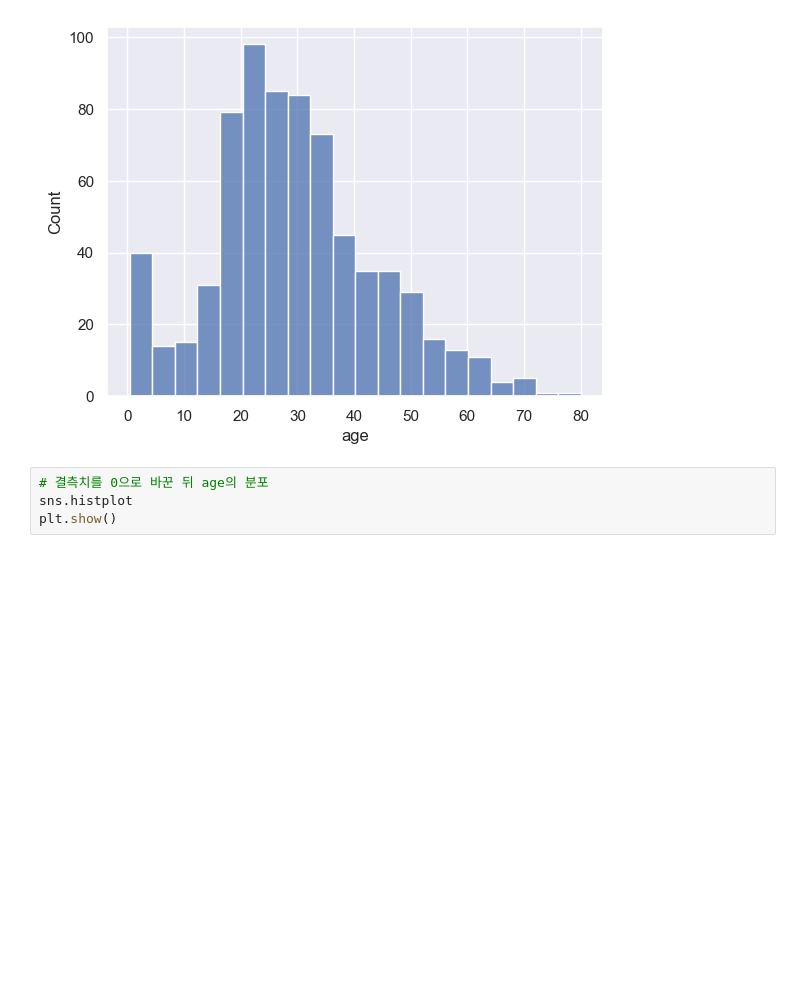
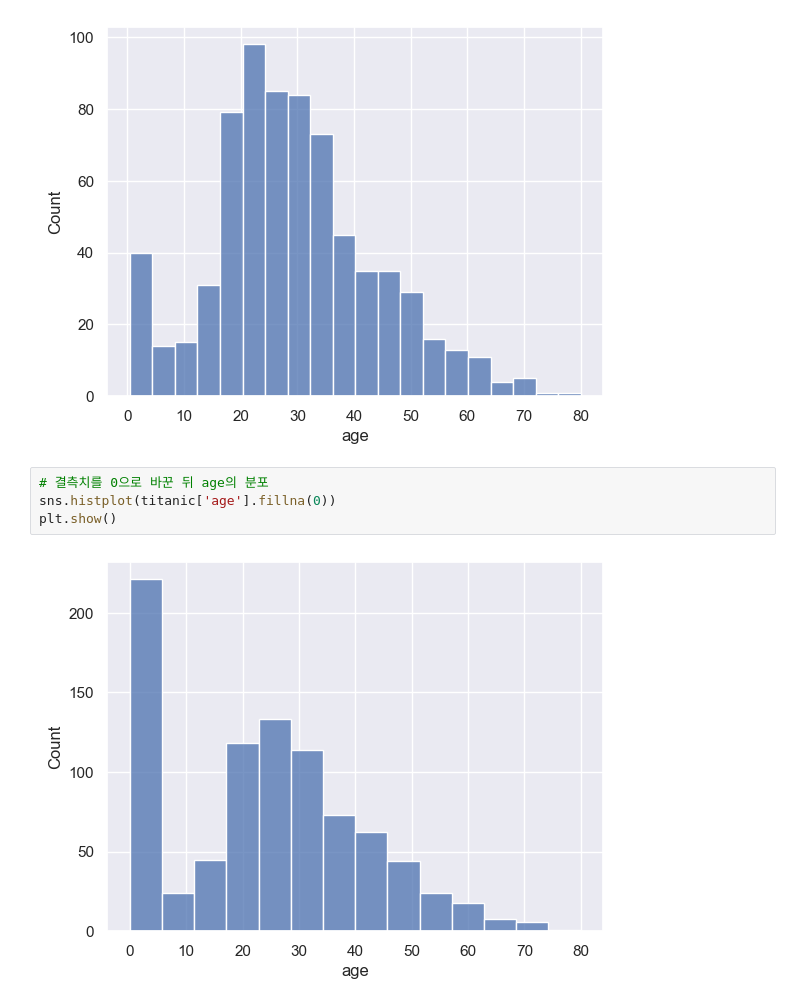
Before and after one commit to mjxxkxx/SeSAC, a Jupyter notebook: Datadiving/Scikitlearn/3-1.ipynb, the cells around one changed output. Saved outputs shown, nothing was run; the diff lists cells and outputs as text; blank space fills up the shorter version.

```diff
--- a/Datadiving/Scikitlearn/3-1.ipynb
+++ b/Datadiving/Scikitlearn/3-1.ipynb
@@ -438,8 +438,10 @@ plt.show()
 [figure]
 # %%
 # 결측치를 0으로 바꾼 뒤 age의 분포
-sns.histplot
+sns.histplot(titanic['age'].fillna(0))
 plt.show()
+# %% [output]
+[figure, added]
 # %% [markdown]
 
 그래서 이런 숫자 데이터에 일반적으로 **자료의 분포를 해치지 않는 값**을 생성하여 집어넣습니다
```
